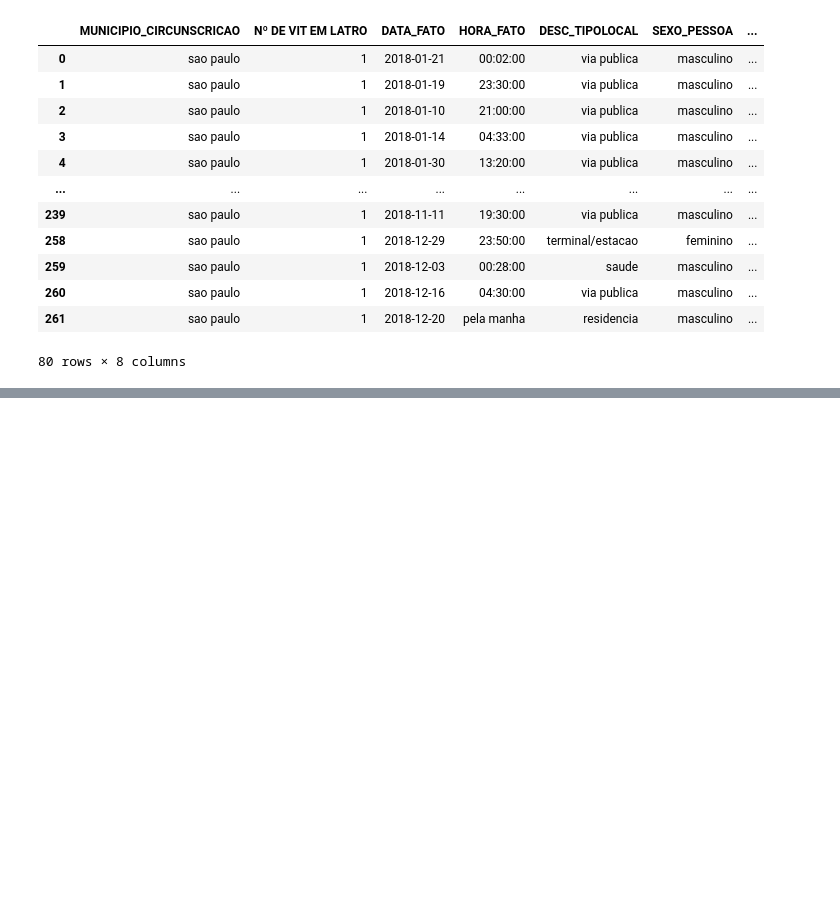
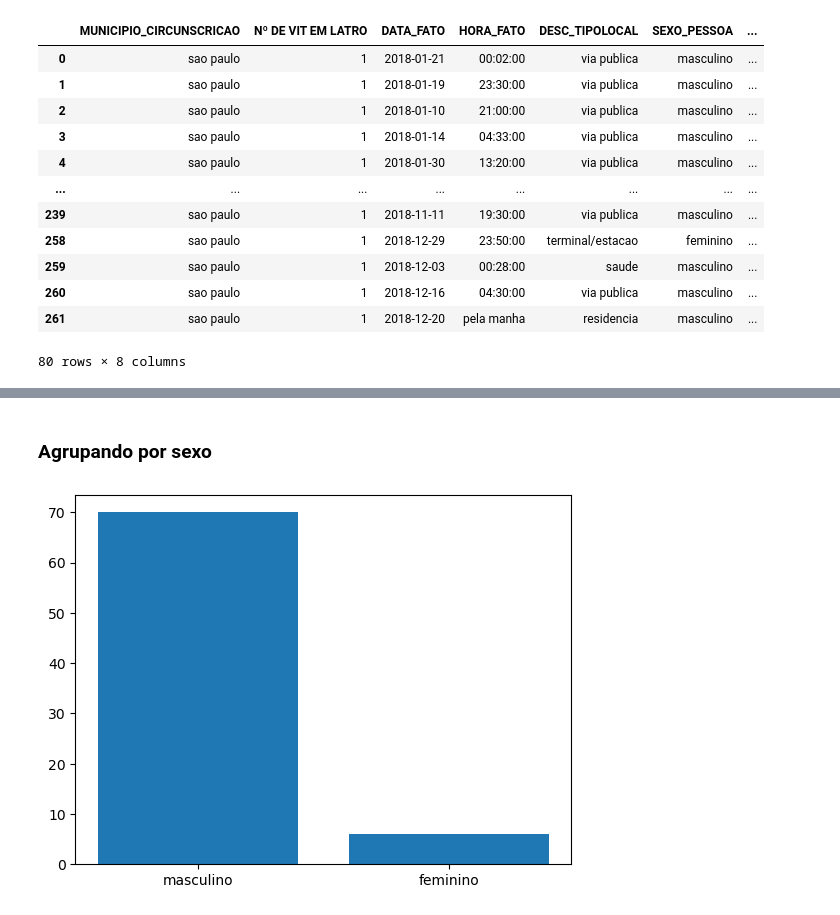
Before and after one commit to hugosantosbessa/ML2023-HugoBessa, a Jupyter notebook: llistas/pre-processamento/Tarefa - Análise de dados de crime.ipynb, the cells around one changed output, grey strips where cells are left out. Cells and saved outputs as stored; diff of their text form; code cells hidden in the pictures; blank space fills up the shorter version.

```diff
--- a/llistas/pre-processamento/Tarefa - Análise de dados de crime.ipynb
+++ b/llistas/pre-processamento/Tarefa - Análise de dados de crime.ipynb
@@ -125,0 +99,8 @@ df.plot(kind='hist', x='SEXO_PESSOA')
+# %% [markdown]
+### Agrupando por sexo
+# %%
+counts = df['SEXO_PESSOA'].value_counts()
+plt.bar(counts.index, counts.values)
+plt.show()
+# %% [output]
+[figure, added]
```
Also changed, not shown: parts of 25 cells of this notebook.
